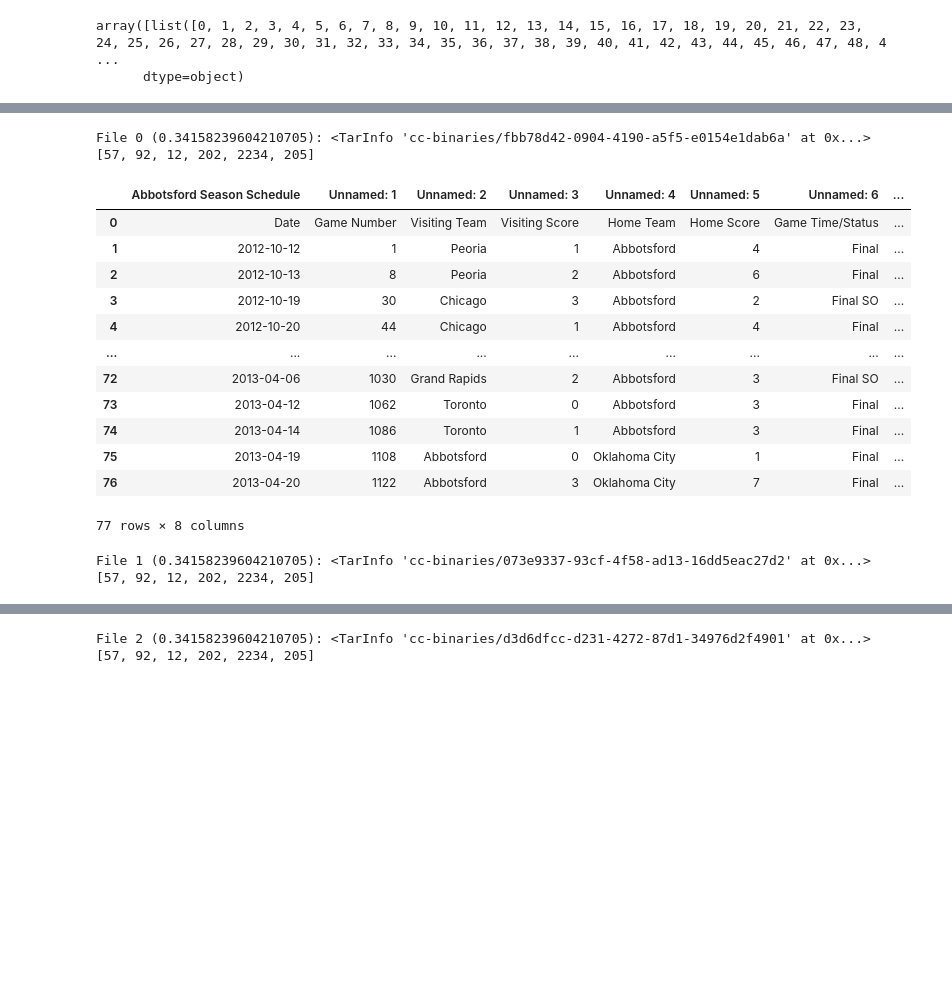
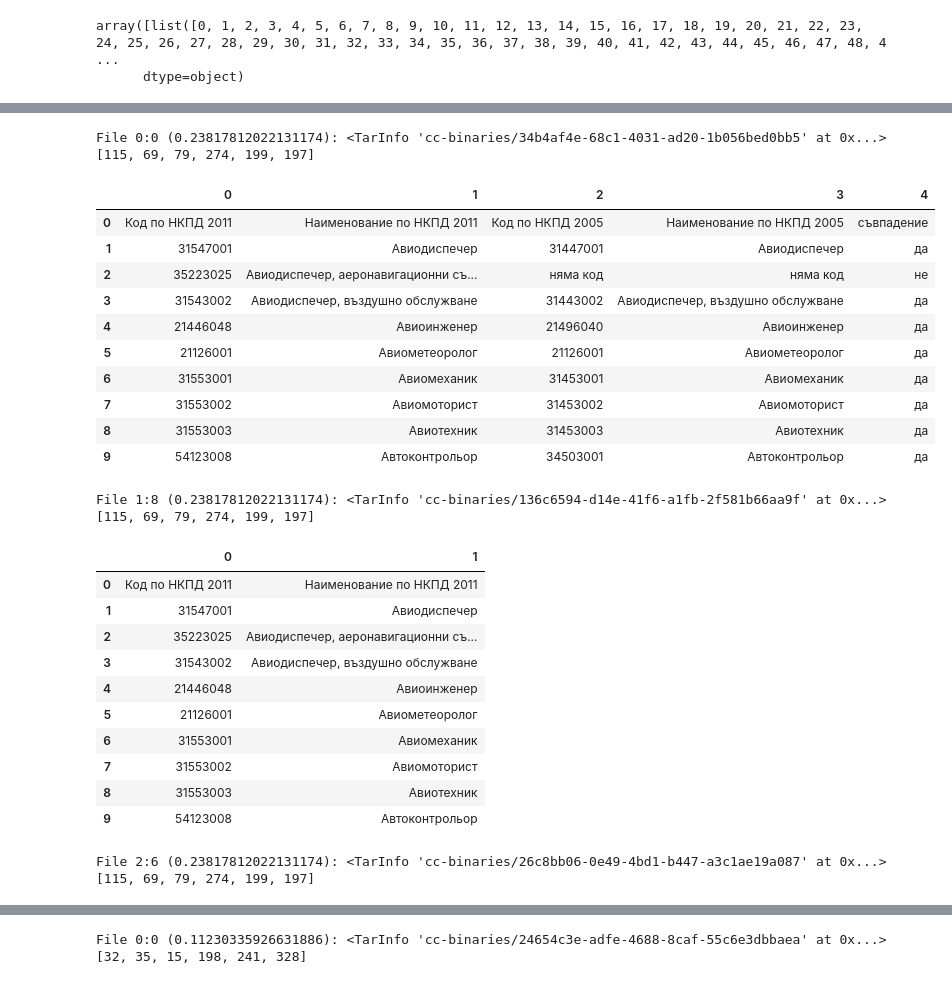
Before and after one commit to dirko/tabia, a Jupyter notebook: union.ipynb, the cells around one changed output, grey strips where cells are left out. Drawn from its saved outputs; the diff is of its cells as text; code cells hidden in the pictures; blank space fills up the shorter version.

Commit message:
First results

```diff
--- a/union.ipynb
+++ b/union.ipynb
@@ -400,17 +75,9 @@ words_member[0]
 # %%
-#i0 = np.take_along_axis(top, ind[0], axis=1)
-#i1 = np.take_along_axis(top, ind[1], axis=1)
 if isinstance(words_member[0], tarfile.TarInfo):
     index_name_map = {i: k for i, k in enumerate(words_member)}
 else:
-    ## Map back to filenames
+    # Map back to filenames
     index_name_mapn = {i: k for i, k in enumerate(words_member)}
-    ## Map back to members
+    # Map back to members
     member_name_map = {member.name: member for member in all_members}
-    index_name_map = {i: member_name_map[k] for i, k in index_name_mapn.items()}
-#
-## Get filenames for the first tripple
-#f1 = (index_name_map[0])
-#f2 = (index_name_map[i0[0,0]])
-#f3 = (index_name_map[i1[0,0]])
-#print(f1, f2, f3)
+    index_name_map = {i: (member_name_map[filek], sheetk) for i, (filek, sheetk) in index_name_mapn.items()}
@@ -451,4 +106,4 @@ len(x_set)
 # %%
-topa = np.array(top)
+topa = top
 topa.shape
 # %% [output]
@@ -479,19 +113,19 @@ array([[110078,  92117,  66877,  66491,  55604,  52714,  49675,      0,
 # %%
 scores = []
 for i, xs in enumerate(tqdm(x_set)):
-    for j in range(20):
-        for k in range(20):
-            if k >= j:
+    for j in range(k):
+        for jj in range(k):
+            if jj >= j:
                 continue
             j_ind = topa[i, j]
-            k_ind = topa[i, k]
+            jj_ind = topa[i, jj]
             sa1 = x_set[i] & x_set[j_ind]
-            sa2 = x_set[i] & x_set[k_ind]
+            sa2 = x_set[i] & x_set[jj_ind]
             inter = (sa1 & sa2)
             intern = len(inter)
             sa1i = len(sa1 - inter)
             sa2i = len(sa2 - inter)
             denom1 = len(x_set[j_ind])
-            denom2 = len(x_set[k_ind])
+            denom2 = len(x_set[jj_ind])
             denom = len(x_set[i])
-            scores.append((i, j_ind, k_ind, sa1i, sa2i, intern, denom, denom1, denom2))
+            scores.append((i, j_ind, jj_ind, sa1i, sa2i, intern, denom, denom1, denom2))
@@ -598,6 +132,6 @@ np.float64(0.14002114478941535)
 # %%
 ftripples = [(i, j, k,
-              np.sqrt((sa1i / (denom + 10)) * (sa2i / (denom + 10))),  # Geometric mean of areas
+              np.sqrt((sa1i / (denom + 100)) * (sa2i / (denom + 100))),  # Geometric mean of areas
               #np.sqrt((sa1i / (1)) * (sa2i / (1))),  # Geometric mean of nums
               #np.sqrt((sa1i / (1)) * (sa2i / (1))) / (denom + 10),  # Geometric mean of nums
               #(sa1i + sa2i + intern) / (denom + 10),                 # Percentage area
@@ -662,30 +163,40 @@ for i, j, k, score, *rest in ftripples[:20]:
 # %%
 # Load and display
 for if1, if2, if3, score, *als in ftripples[:4]:
     f1 = (index_name_map[if1])
     f2 = (index_name_map[if2])
     f3 = (index_name_map[if3])
-    for i, f in enumerate([f1, f2, f3]):
+    for i, (f, s) in enumerate([f1, f2, f3]):
         buffer = tar.extractfile(f)
-        df = pd.read_excel(io.BytesIO(buffer.read()), sheet_name=None, header=None, index_col=None, nrows=10)
-        print(f'File {i} ({score}): {f}  {als}')
+        df = pd.read_excel(io.BytesIO(buffer.read()), sheet_name=s, header=None, index_col=None, nrows=10)
+        print(f'File {i}:{s} ({score}): {f}  {als}')
         print()
         # Display as html
         display(df)
         print()
 # %% [output]
-File 0 (0.34158239604210705): <TarInfo 'cc-binaries/fbb78d42-0904-4190-a5f5-e0154e1dab6a' at 0x...>  [57, 92, 12, 202, 2234, 205]
+File 0:0 (0.23817812022131174): <TarInfo 'cc-binaries/34b4af4e-68c1-4031-ad20-1b056bed0bb5' at 0x...>  [115, 69, 79, 274, 199, 197]
-|  | Abbotsford Season Schedule | Unnamed: 1 | Unnamed: 2 | Unnamed: 3 | Unnamed: 4 | Unnamed: 5 | Unnamed: 6 | ... |
-| 0 | Date | Game Number | Visiting Team | Visiting Score | Home Team | Home Score | Game Time/Status | ... |
-| 1 | 2012-10-12 | 1 | Peoria | 1 | Abbotsford | 4 | Final | ... |
-| 2 | 2012-10-13 | 8 | Peoria | 2 | Abbotsford | 6 | Final | ... |
-| 3 | 2012-10-19 | 30 | Chicago | 3 | Abbotsford | 2 | Final SO | ... |
-| 4 | 2012-10-20 | 44 | Chicago | 1 | Abbotsford | 4 | Final | ... |
-| ... | ... | ... | ... | ... | ... | ... | ... | ... |
-| 72 | 2013-04-06 | 1030 | Grand Rapids | 2 | Abbotsford | 3 | Final SO | ... |
-| 73 | 2013-04-12 | 1062 | Toronto | 0 | Abbotsford | 3 | Final | ... |
-| 74 | 2013-04-14 | 1086 | Toronto | 1 | Abbotsford | 3 | Final | ... |
-| 75 | 2013-04-19 | 1108 | Abbotsford | 0 | Oklahoma City | 1 | Final | ... |
-| 76 | 2013-04-20 | 1122 | Abbotsford | 3 | Oklahoma City | 7 | Final | ... |
+|  | 0 | 1 | 2 | 3 | 4 |
+| 0 | Код по НКПД 2011 | Наименование по НКПД 2011 | Код по НКПД 2005 | Наименование по НКПД 2005 | съвпадение |
+| 1 | 31547001 | Авиодиспечер | 31447001 | Авиодиспечер | да |
+| 2 | 35223025 | Авиодиспечер, аеронавигационни съ... | няма код | няма код | не |
+| 3 | 31543002 | Авиодиспечер, въздушно обслужване | 31443002 | Авиодиспечер, въздушно обслужване | да |
+| 4 | 21446048 | Авиоинженер | 21496040 | Авиоинженер | да |
+| 5 | 21126001 | Авиометеоролог | 21126001 | Авиометеоролог | да |
+| 6 | 31553001 | Авиомеханик | 31453001 | Авиомеханик | да |
+| 7 | 31553002 | Авиомоторист | 31453002 | Авиомоторист | да |
+| 8 | 31553003 | Авиотехник | 31453003 | Авиотехник | да |
+| 9 | 54123008 | Автоконтрольор | 34503001 | Автоконтрольор | да |
-77 rows × 8 columns
+File 1:8 (0.23817812022131174): <TarInfo 'cc-binaries/136c6594-d14e-41f6-a1fb-2f581b66aa9f' at 0x...>  [115, 69, 79, 274, 199, 197]
+|  | 0 | 1 |
+| 0 | Код по НКПД 2011 | Наименование по НКПД 2011 |
+| 1 | 31547001 | Авиодиспечер |
+| 2 | 35223025 | Авиодиспечер, аеронавигационни съ... |
+| 3 | 31543002 | Авиодиспечер, въздушно обслужване |
+| 4 | 21446048 | Авиоинженер |
+| 5 | 21126001 | Авиометеоролог |
+| 6 | 31553001 | Авиомеханик |
+| 7 | 31553002 | Авиомоторист |
+| 8 | 31553003 | Авиотехник |
+| 9 | 54123008 | Автоконтрольор |
-File 1 (0.34158239604210705): <TarInfo 'cc-binaries/073e9337-93cf-4f58-ad13-16dd5eac27d2' at 0x...>  [57, 92, 12, 202, 2234, 205]
+File 2:6 (0.23817812022131174): <TarInfo 'cc-binaries/26c8bb06-0e49-4bd1-b447-a3c1ae19a087' at 0x...>  [115, 69, 79, 274, 199, 197]
@@ -709 +214 @@ File 1 (0.34158239604210705): <TarInfo 'cc-binaries/073e9337-93cf-4f58-ad13-16dd
-File 2 (0.34158239604210705): <TarInfo 'cc-binaries/d3d6dfcc-d231-4272-87d1-34976d2f4901' at 0x...>  [57, 92, 12, 202, 2234, 205]
+File 0:0 (0.11230335926631886): <TarInfo 'cc-binaries/24654c3e-adfe-4688-8caf-55c6e3dbbaea' at 0x...>  [32, 35, 15, 198, 241, 328]
```
Also changed, not shown: parts of 73 cells of this notebook, 1 other file.
